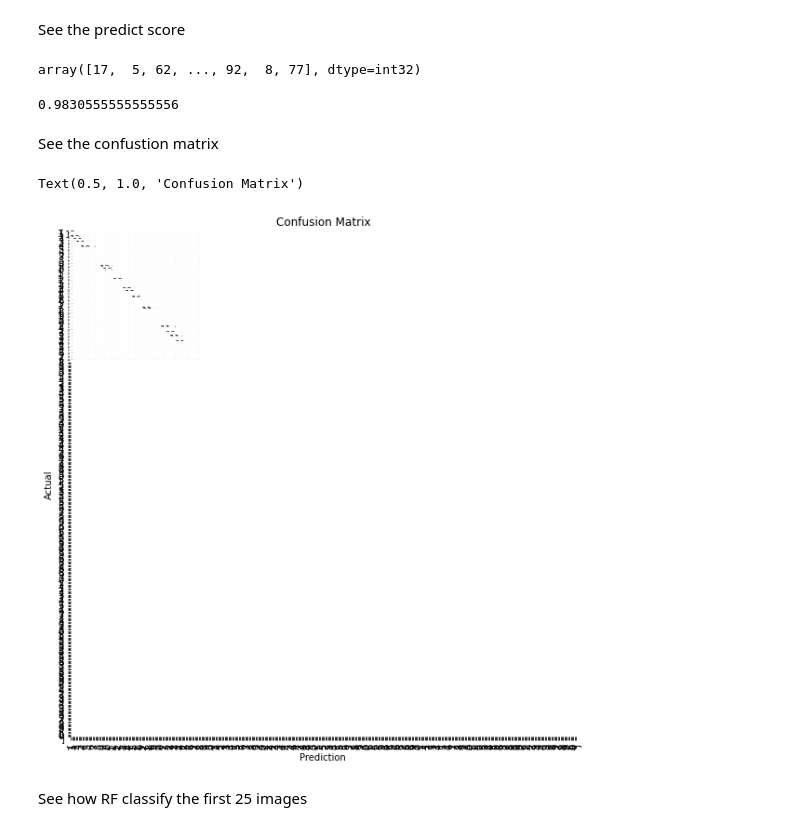
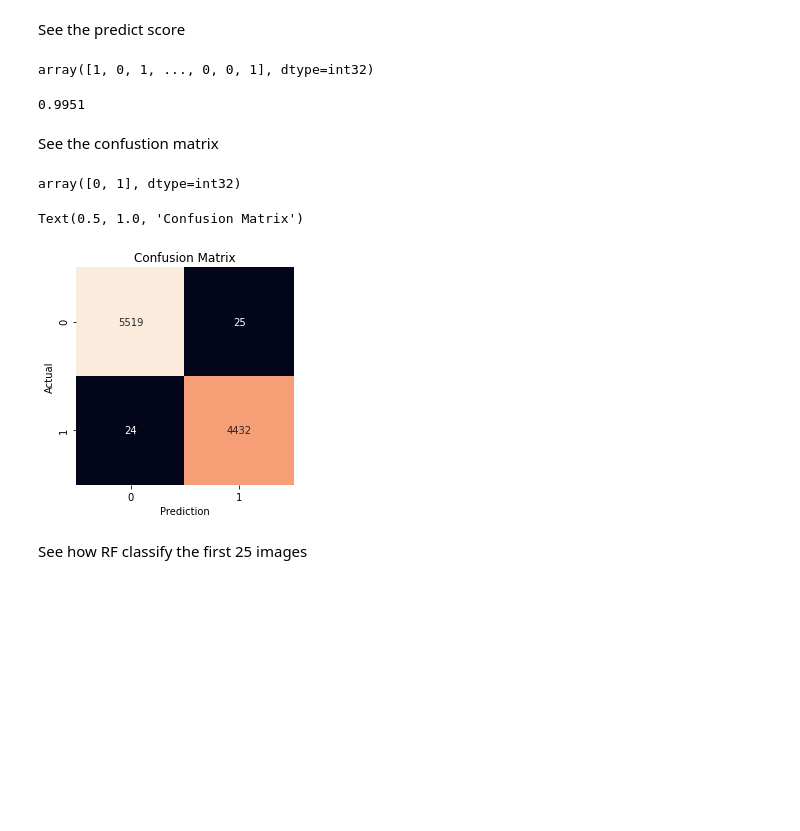
Before and after one commit to seansothey/DataScience-MachineLearning-Research, a Jupyter notebook: Project6_Unsupervised_Learning.ipynb, the cells around one changed output. Saved outputs shown, nothing was run; the diff lists cells and outputs as text; code cells hidden in the pictures; blank space fills up the shorter version.

```diff
--- a/Project6_Unsupervised_Learning.ipynb
+++ b/Project6_Unsupervised_Learning.ipynb
@@ -744,3 +1613,3 @@ plt.show()
 # %%
-X_coil100_train, X_coil100_test, y_coil100_train, y_coil100_test = train_test_split(X_coil100, y, test_size=0.3, shuffle = True, random_state=42)
+dsp_x_train, dsp_x_test, dsp_y_train, dsp_y_test = train_test_split(X_dsp_pca, y_dsp, test_size=0.3, shuffle = True, random_state=42)
 # %%
@@ -752,8 +1622,8 @@ Create the model and fit with the training set
 # %%
 from sklearn.ensemble import RandomForestClassifier
 
-RF_bridge = RandomForestClassifier(random_state=42)
-RF_bridge.fit(X_coil100_train, y_coil100_train)
+RF_dsp = RandomForestClassifier(random_state=42)
+RF_dsp.fit(dsp_x_train, dsp_y_train)
 # %% [output]
 RandomForestClassifier(bootstrap=True, ccp_alpha=0.0, class_weight=None,
                        criterion='gini', max_depth=None, max_features='auto',
@@ -778,13 +1648,13 @@ RF_bridge.score(X_coil100_test, y_coil100_test)
 # %% [markdown]
 See the predict score
 # %%
-y_pred = RF_bridge.predict(X_coil100)
+y_pred = RF_dsp.predict(X_dsp_pca)
 y_pred
 # %% [output]
-array([17,  5, 62, ..., 92,  8, 77], dtype=int32)
+array([1, 0, 1, ..., 0, 0, 1], dtype=int32)
 # %%
-accuracy_score(y, y_pred)
+accuracy_score(y_dsp, y_pred)
 # %% [output]
-0.9830555555555556
+0.9951
 # %% [markdown]
 See the confustion matrix
@@ -793,16 +1661,19 @@ labels = str(np.arange(1, 101).tolist())
+# %%
+labels= np.unique(kmodel.labels_)
+labels
+# %% [output]
+array([0, 1], dtype=int32)
 # %%
-fig, ax = plt.subplots(figsize=(10,10))
-mat = confusion_matrix(y_pred, y)
-sns.heatmap(mat.T, square=True, annot=True,fmt='d',
-            cbar=False, ax=ax,
+mat = confusion_matrix(y_pred, y_dsp)
+sns.heatmap(mat.T, square=True, annot=True, fmt='d', cbar=False,
             xticklabels=labels,
             yticklabels=labels)
 plt.xlabel('Prediction')
 plt.ylabel('Actual');
 plt.title('Confusion Matrix')
 # %% [output]
 Text(0.5, 1.0, 'Confusion Matrix')
-[figure, old version]
+[figure, new version]
 # %% [markdown]
 See how RF classify the first 25 images
 # %%
```
Also changed, not shown: parts of 393 cells of this notebook.
